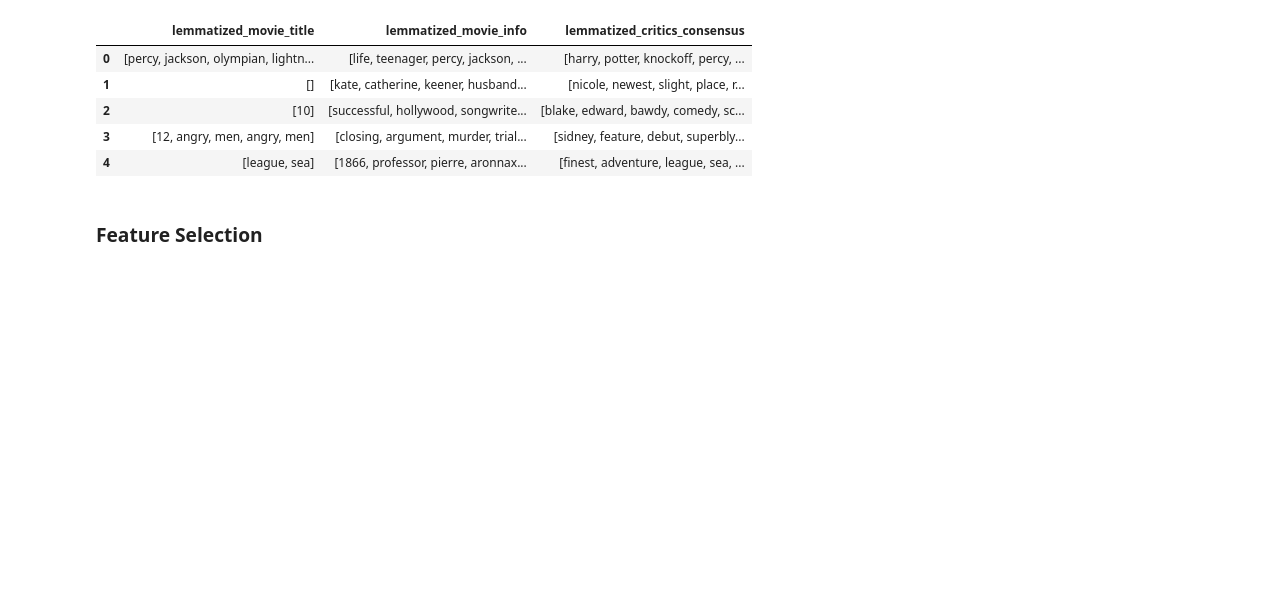
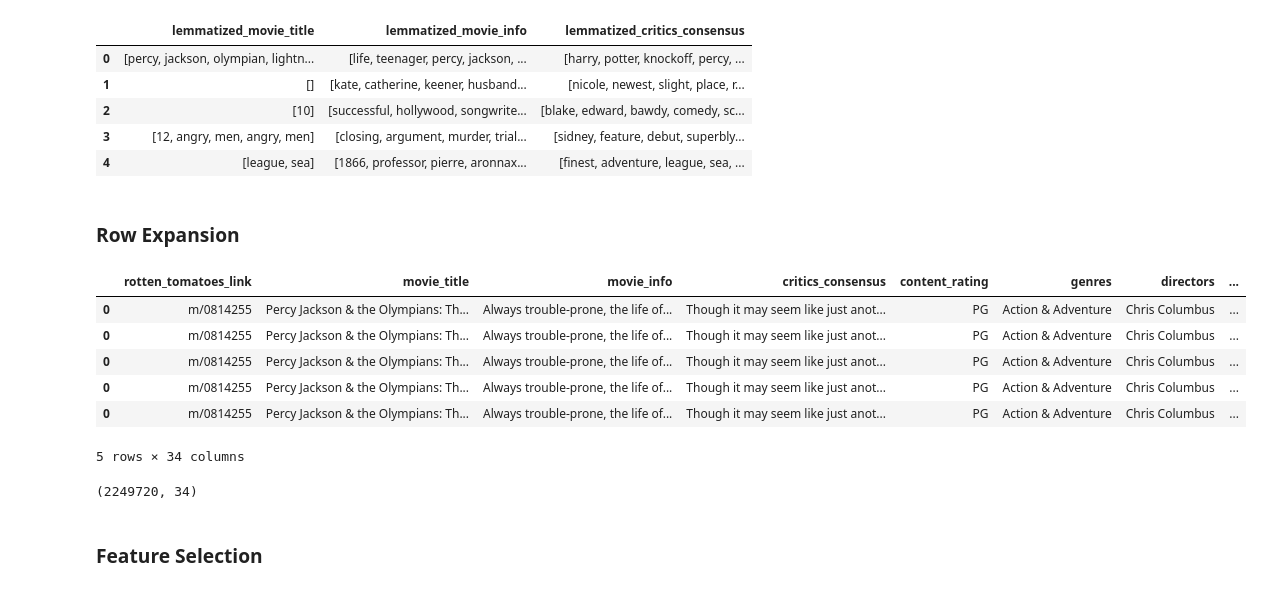
Before and after one commit to fishbrightwise/IS428-G1T9, a Jupyter notebook: notebooks/3) Rotten Tomatoes Movies Data Processing.ipynb, the cells around one changed output. Saved outputs shown, nothing was run; the diff lists cells and outputs as text; code cells hidden in the pictures; blank space fills up the shorter version.

```diff
--- a/notebooks/3) Rotten Tomatoes Movies Data Processing.ipynb
+++ b/notebooks/3) Rotten Tomatoes Movies Data Processing.ipynb
@@ -417,9 +429,9 @@ lemmatizer = WordNetLemmatizer()
 stopwords_list = requests.get("https://gist.githubusercontent.com/rg089/35e00abf8941d72d419224cfd5b5925d/raw/12d899b70156fd0041fa9778d657330b024b959c/stopwords.txt").content
 stopwords = set(stopwords_list.decode().splitlines())
 # %%
-df['tokenized_movie_title'] = df['movie_title'].apply(lambda x: casual_tokenize(x.lower()))
-df['tokenized_movie_info'] = df['movie_info'].apply(lambda x: casual_tokenize(x.lower()))
-df['tokenized_critics_consensus'] = df['critics_consensus'].apply(lambda x: casual_tokenize(x.lower()))
+df['tokenized_movie_title'] = df['movie_title'].progress_apply(lambda x: casual_tokenize(x.lower()))
+df['tokenized_movie_info'] = df['movie_info'].progress_apply(lambda x: casual_tokenize(x.lower()))
+df['tokenized_critics_consensus'] = df['critics_consensus'].progress_apply(lambda x: casual_tokenize(x.lower()))
 df[['tokenized_movie_title', 'tokenized_movie_info', 'tokenized_critics_consensus']].head()
 # %% [output]
 |  | tokenized_movie_title | tokenized_movie_info | tokenized_critics_consensus |
@@ -429,9 +441,9 @@ df[['tokenized_movie_title', 'tokenized_movie_info', 'tokenized_critics_consensu
 | 3 | [12, angry, men, (, twelve, angry... | [following, the, closing, argumen... | [sidney, lumet's, feature, debut,... |
 | 4 | [20,000, leagues, under, the, sea] | [in, 1866, ,, professor, pierre, ... | [one, of, disney's, finest, live-... |
 # %%
-df['alphanum_movie_title'] = df['tokenized_movie_title'].apply(lambda x: [word for word in x if word.isalnum()])
-df['alphanum_movie_info'] = df['tokenized_movie_info'].apply(lambda x: [word for word in x if word.isalnum()])
-df['alphanum_critics_consensus'] = df['tokenized_critics_consensus'].apply(lambda x: [word for word in x if word.isalnum()])
+df['alphanum_movie_title'] = df['tokenized_movie_title'].progress_apply(lambda x: [word for word in x if word.isalnum()])
+df['alphanum_movie_info'] = df['tokenized_movie_info'].progress_apply(lambda x: [word for word in x if word.isalnum()])
+df['alphanum_critics_consensus'] = df['tokenized_critics_consensus'].progress_apply(lambda x: [word for word in x if word.isalnum()])
 df[['alphanum_movie_title', 'alphanum_movie_info', 'alphanum_critics_consensus']].head()
 # %% [output]
 |  | alphanum_movie_title | alphanum_movie_info | alphanum_critics_consensus |
@@ -441,9 +453,9 @@ df[['alphanum_movie_title', 'alphanum_movie_info', 'alphanum_critics_consensus']
 | 3 | [12, angry, men, twelve, angry, men] | [following, the, closing, argumen... | [sidney, feature, debut, is, a, s... |
 | 4 | [leagues, under, the, sea] | [in, 1866, professor, pierre, m, ... | [one, of, finest, adventures, lea... |
 # %%
-df['stopword_removed_movie_title'] = df['alphanum_movie_title'].apply(lambda x: [word for word in x if word not in stopwords])
-df['stopword_removed_movie_info'] = df['alphanum_movie_info'].apply(lambda x: [word for word in x if word not in stopwords])
-df['stopword_removed_critics_consensus'] = df['alphanum_critics_consensus'].apply(lambda x: [word for word in x if word not in stopwords])
+df['stopword_removed_movie_title'] = df['alphanum_movie_title'].progress_apply(lambda x: [word for word in x if word not in stopwords])
+df['stopword_removed_movie_info'] = df['alphanum_movie_info'].progress_apply(lambda x: [word for word in x if word not in stopwords])
+df['stopword_removed_critics_consensus'] = df['alphanum_critics_consensus'].progress_apply(lambda x: [word for word in x if word not in stopwords])
 df[['stopword_removed_movie_title', 'stopword_removed_movie_info', 'stopword_removed_critics_consensus']].head()
 # %% [output]
 |  | stopword_removed_movie_title | stopword_removed_movie_info | stopword_removed_critics_consensus |
@@ -453,9 +465,9 @@ df[['stopword_removed_movie_title', 'stopword_removed_movie_info', 'stopword_rem
 | 3 | [12, angry, men, angry, men] | [closing, arguments, murder, tria... | [sidney, feature, debut, superbly... |
 | 4 | [leagues, sea] | [1866, professor, pierre, aronnax... | [finest, adventures, leagues, sea... |
 # %%
-df['lemmatized_movie_title'] = df['stopword_removed_movie_title'].apply(lambda x: [lemmatizer.lemmatize(word) for word in x])
-df['lemmatized_movie_info'] = df['stopword_removed_movie_info'].apply(lambda x: [lemmatizer.lemmatize(word) for word in x])
-df['lemmatized_critics_consensus'] = df['stopword_removed_critics_consensus'].apply(lambda x: [lemmatizer.lemmatize(word) for word in x])
+df['lemmatized_movie_title'] = df['stopword_removed_movie_title'].progress_apply(lambda x: [lemmatizer.lemmatize(word) for word in x])
+df['lemmatized_movie_info'] = df['stopword_removed_movie_info'].progress_apply(lambda x: [lemmatizer.lemmatize(word) for word in x])
+df['lemmatized_critics_consensus'] = df['stopword_removed_critics_consensus'].progress_apply(lambda x: [lemmatizer.lemmatize(word) for word in x])
 df[['lemmatized_movie_title', 'lemmatized_movie_info', 'lemmatized_critics_consensus']].head()
 # %% [output]
 |  | lemmatized_movie_title | lemmatized_movie_info | lemmatized_critics_consensus |
@@ -464,6 +476,23 @@ df[['lemmatized_movie_title', 'lemmatized_movie_info', 'lemmatized_critics_conse
 | 2 | [10] | [successful, hollywood, songwrite... | [blake, edward, bawdy, comedy, sc... |
 | 3 | [12, angry, men, angry, men] | [closing, argument, murder, trial... | [sidney, feature, debut, superbly... |
 | 4 | [league, sea] | [1866, professor, pierre, aronnax... | [finest, adventure, league, sea, ... |
+# %% [markdown]
+### Row Expansion
+# %%
+df_exploded = df.explode('genres').explode('directors').explode('authors').explode('actors').explode('production_company')
+df_exploded.head()
+# %% [output]
+|  | rotten_tomatoes_link | movie_title | movie_info | critics_consensus | content_rating | genres | directors | ... |
+| 0 | m/0814255 | Percy Jackson & the Olympians: Th... | Always trouble-prone, the life of... | Though it may seem like just anot... | PG | Action & Adventure | Chris Columbus | ... |
+| 0 | m/0814255 | Percy Jackson & the Olympians: Th... | Always trouble-prone, the life of... | Though it may seem like just anot... | PG | Action & Adventure | Chris Columbus | ... |
+| 0 | m/0814255 | Percy Jackson & the Olympians: Th... | Always trouble-prone, the life of... | Though it may seem like just anot... | PG | Action & Adventure | Chris Columbus | ... |
+| 0 | m/0814255 | Percy Jackson & the Olympians: Th... | Always trouble-prone, the life of... | Though it may seem like just anot... | PG | Action & Adventure | Chris Columbus | ... |
+| 0 | m/0814255 | Percy Jackson & the Olympians: Th... | Always trouble-prone, the life of... | Though it may seem like just anot... | PG | Action & Adventure | Chris Columbus | ... |
+5 rows × 34 columns
+# %%
+df_exploded.shape
+# %% [output]
+(2249720, 34)
 # %% [markdown]
 ### Feature Selection
 # %%
```
Also changed, not shown: parts of 6 cells of this notebook, 4 other files.
